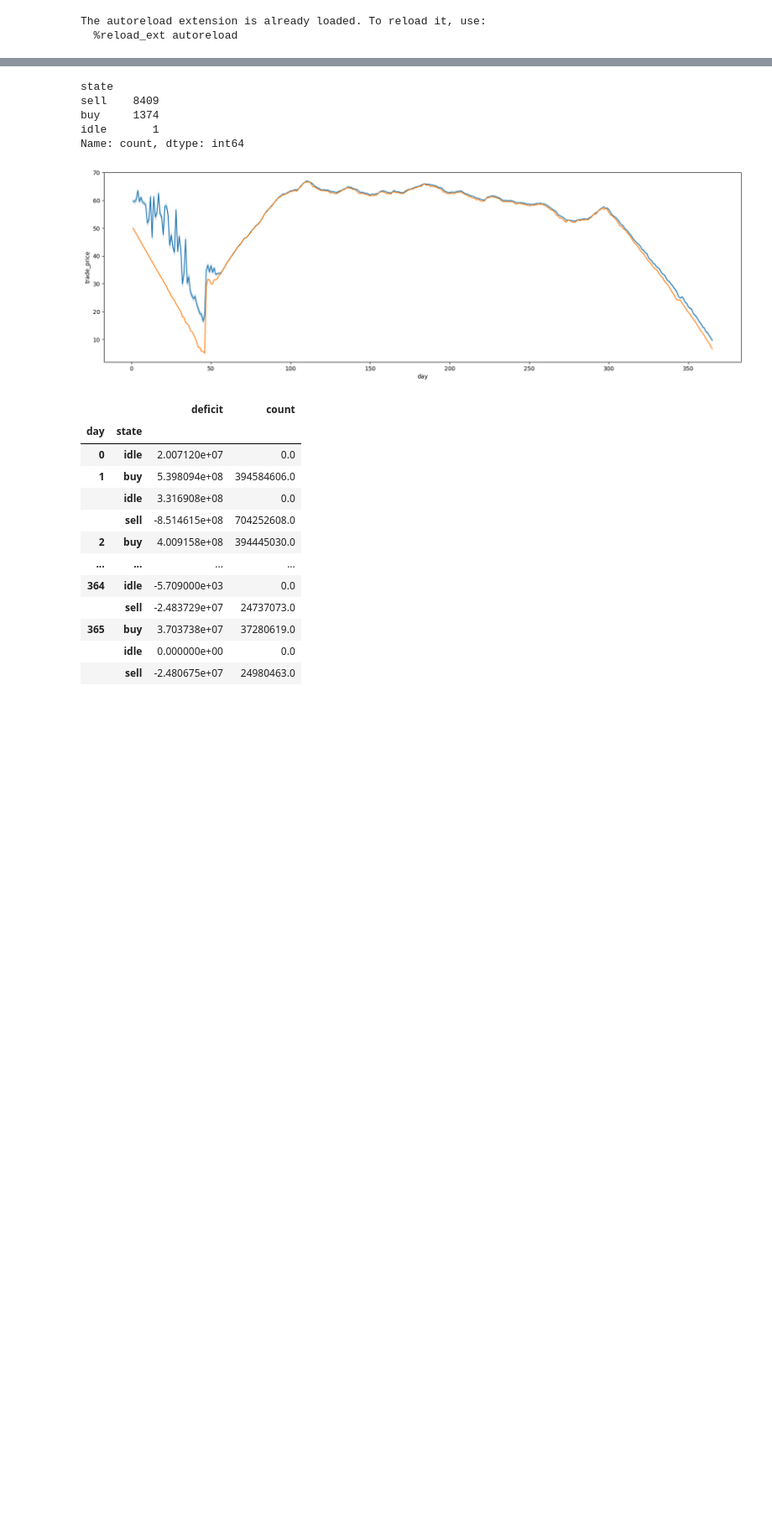
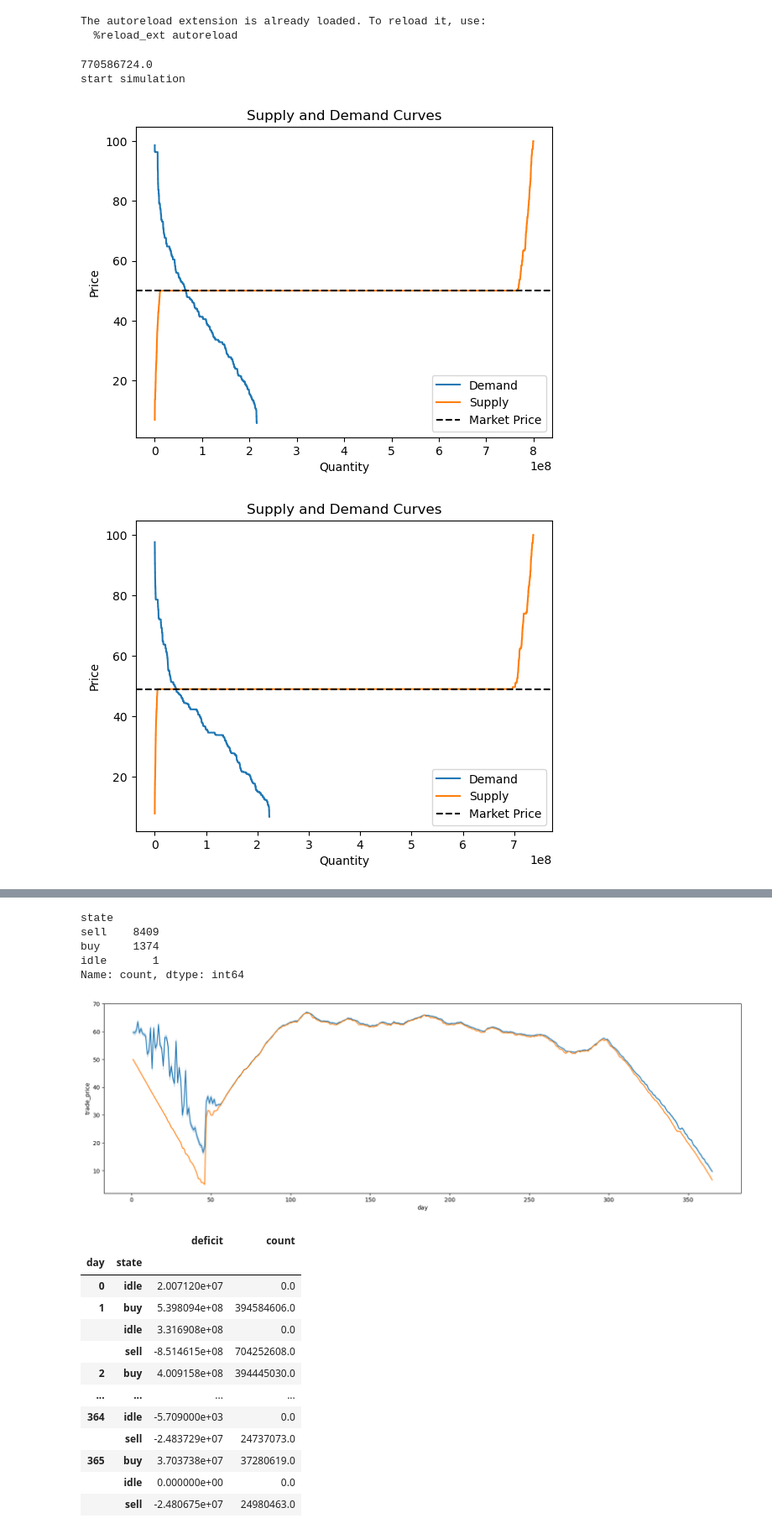
Before and after one commit to haberger/ModSimETS, a Jupyter notebook: modsim.ipynb, the cells around one changed output, grey strips where cells are left out. Shown at 84% size. Saved outputs shown, nothing was run; the diff lists cells and outputs as text; code cells hidden in the pictures; blank space fills up the shorter version.

```diff
--- a/modsim.ipynb
+++ b/modsim.ipynb
@@ -48,9 +48,9 @@ def init_eu(emission_rate_noise=0.1, expected_emission_noise=0.1):
             training_data[i][1],
             training_data[i][0],
             np.random.uniform(0, 100),
-            np.random.uniform(0, 100),
+            np.random.uniform(10, 100),
             activate_abatement=True,
-            emission_rate_noise=training_data[i][1]*np.random.uniform(0.001, 0.001)/365,
+            emission_rate_noise=training_data[i][1]*np.random.uniform(0.001, 0.01)/365,
             expected_emission_noise=training_data[i][1]*0.1,
             advanced_trading=True))
     expected_emissions = np.array(training_data)[:, 1].sum() - np.array(training_data)[:, 0].sum()
@@ -255,31 +255,36 @@ if state == "random_uniform":
         advanced_trading=True)
     agents += selling_agents
     agents += buying_agents
 
 
 if state == "eu":
     agents = init_eu()
 
 
 env = Environment(5, agents, mode="seller_preferred")
 print("start simulation")
 for i in tqdm.tqdm(range(365)):
-    if False:#i < 3:# or (i > 188 and i < 193):
+    if i < 3 or i > 361:#i < 3:# or (i > 188 and i < 193):
         env.update(plot=True)
     else:
         env.update(plot=False)
     # if i%10 == 0:
     #     mean = np.random.uniform(0.5, 1.5)
     #     for agent in env.agents:
     #         agent.emission_rate = max(0, agent.emission_rate*np.random.normal(mean, 0.3))
 
 for agent in env.agents:
     env.track_agent_state(agent)
 
 
 trade_df = pd.DataFrame(env.trade_hist_dict)
 market_df = pd.DataFrame(env.market_hist_dict)
 agent_df = pd.DataFrame(env.agent_hist_dict)
 
 #join the two dataframes on days
 df = pd.merge(trade_df, market_df, how = "right", on="day")
+# %% [output]
+770586724.0
+start simulation
+[figure, added]
+[figure, added]
```
Also changed, not shown: parts of 2 cells of this notebook, 1 other file.
